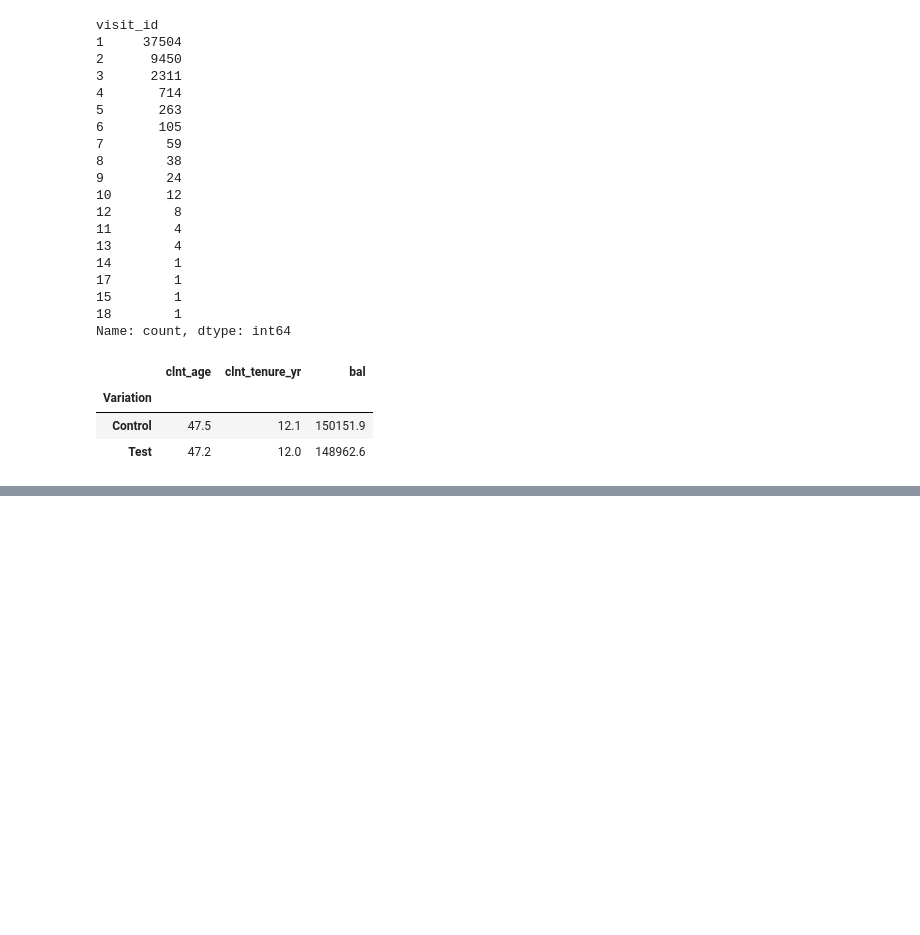
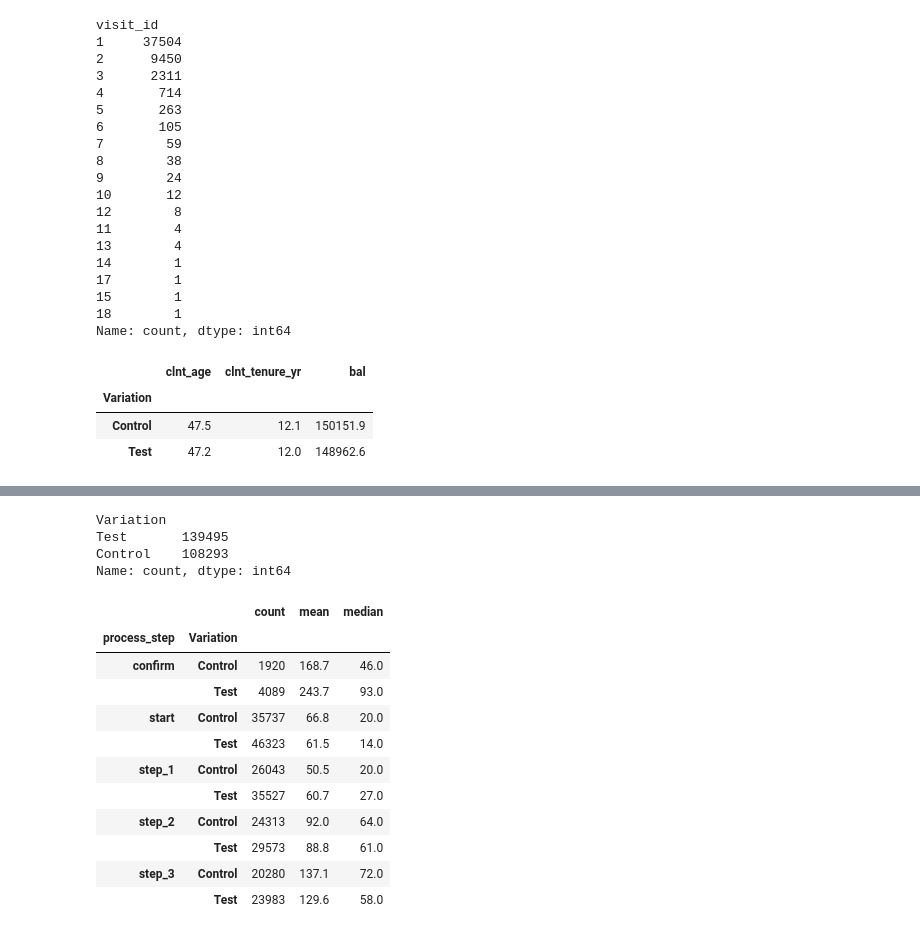
Before and after one commit to JovZiv/vanguard-ab-test-project2, a Jupyter notebook: vanguard-ab-test.ipynb, the cells around one changed output, grey strips where cells are left out. Saved outputs shown, nothing was run; the diff lists cells and outputs as text; code cells hidden in the pictures; blank space fills up the shorter version.

```diff
--- a/vanguard-ab-test.ipynb
+++ b/vanguard-ab-test.ipynb
@@ -320,0 +434,16 @@ clients.to_csv('df_clients.csv', index=False)
+# %%
+# Keep intervals that have a following event and a valid time difference
+df_step_time = df_time.dropna(subset=["next_date_time", "time_seconds"]).copy()
+
+# Check how many intervals are negative or zero
+print("Zero or negative intervals:", (df_step_time["time_seconds"] <= 0).sum())
+
+# Summarise the time intervals for each process step
+step_time_summary = (
+    df_step_time.groupby("process_step")["time_seconds"]
+    .agg(["count", "mean", "median", "min", "max"])
+    .round(1)
+)
+
+# Display the summary statistics in seconds
+display(step_time_summary)
@@ -320,0 +486,36 @@ clients.to_csv('df_clients.csv', index=False)
+# %%
+# Add each client's Test or Control assignment to the interval data
+df_step_time = df_step_time.merge(
+    df_experiment[["client_id", "Variation"]], on="client_id", how="inner"
+)
+
+# Check that both experiment groups are present
+print(df_step_time["Variation"].value_counts())
+# %% [output]
+Variation
+Test       139495
+Control    108293
+Name: count, dtype: int64
+# %%
+# Compare elapsed time between recorded events for Test and Control
+step_time_comparison = (
+    df_step_time.groupby(["process_step", "Variation"])["time_seconds"]
+    .agg(["count", "mean", "median"])
+    .round(1)
+)
+
+# Display the results for each process step and experiment group
+display(step_time_comparison)
+# %% [output]
+|  |  | count | mean | median |
+| process_step | Variation |  |  |  |
+| confirm | Control | 1920 | 168.7 | 46.0 |
+|  | Test | 4089 | 243.7 | 93.0 |
+| start | Control | 35737 | 66.8 | 20.0 |
+|  | Test | 46323 | 61.5 | 14.0 |
+| step_1 | Control | 26043 | 50.5 | 20.0 |
+|  | Test | 35527 | 60.7 | 27.0 |
+| step_2 | Control | 24313 | 92.0 | 64.0 |
+|  | Test | 29573 | 88.8 | 61.0 |
+| step_3 | Control | 20280 | 137.1 | 72.0 |
+|  | Test | 23983 | 129.6 | 58.0 |
```
Also changed, not shown: parts of 35 cells of this notebook.
